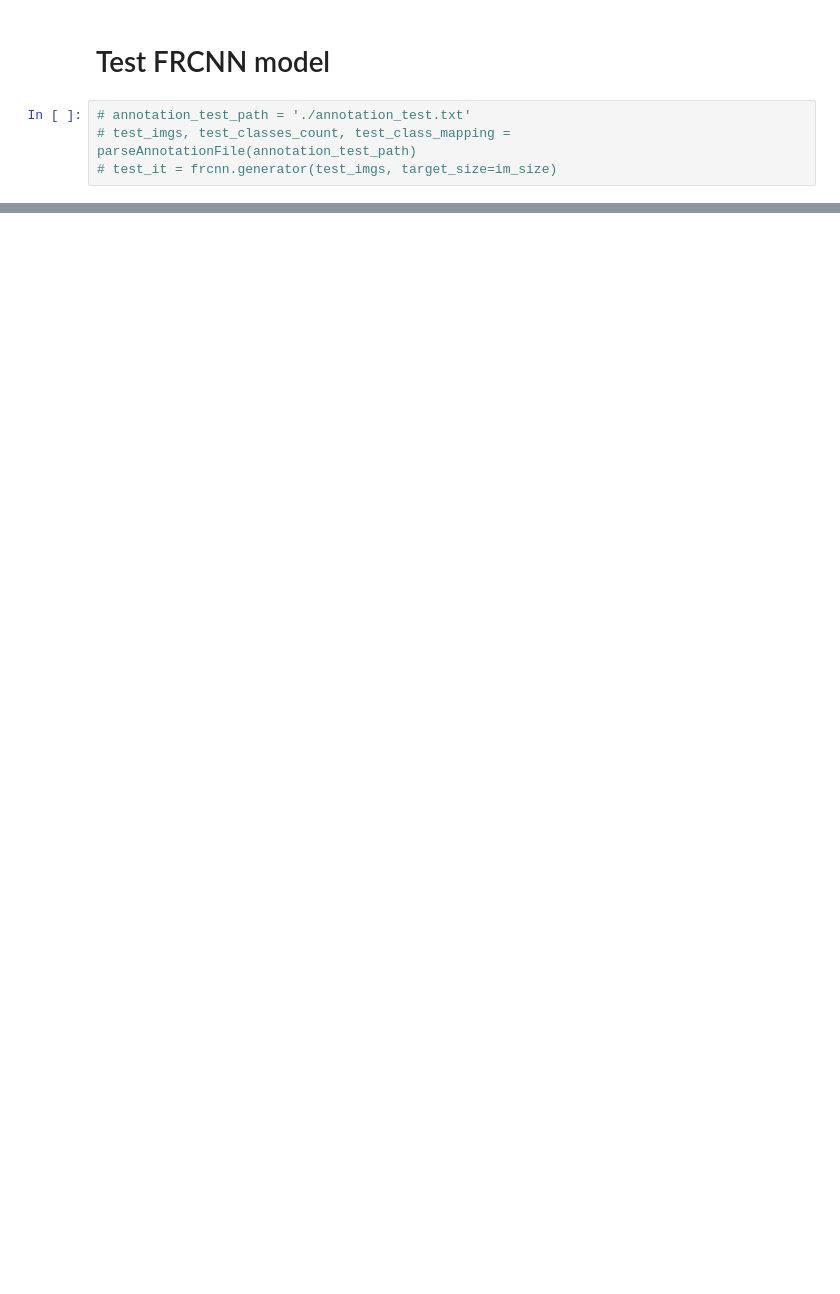
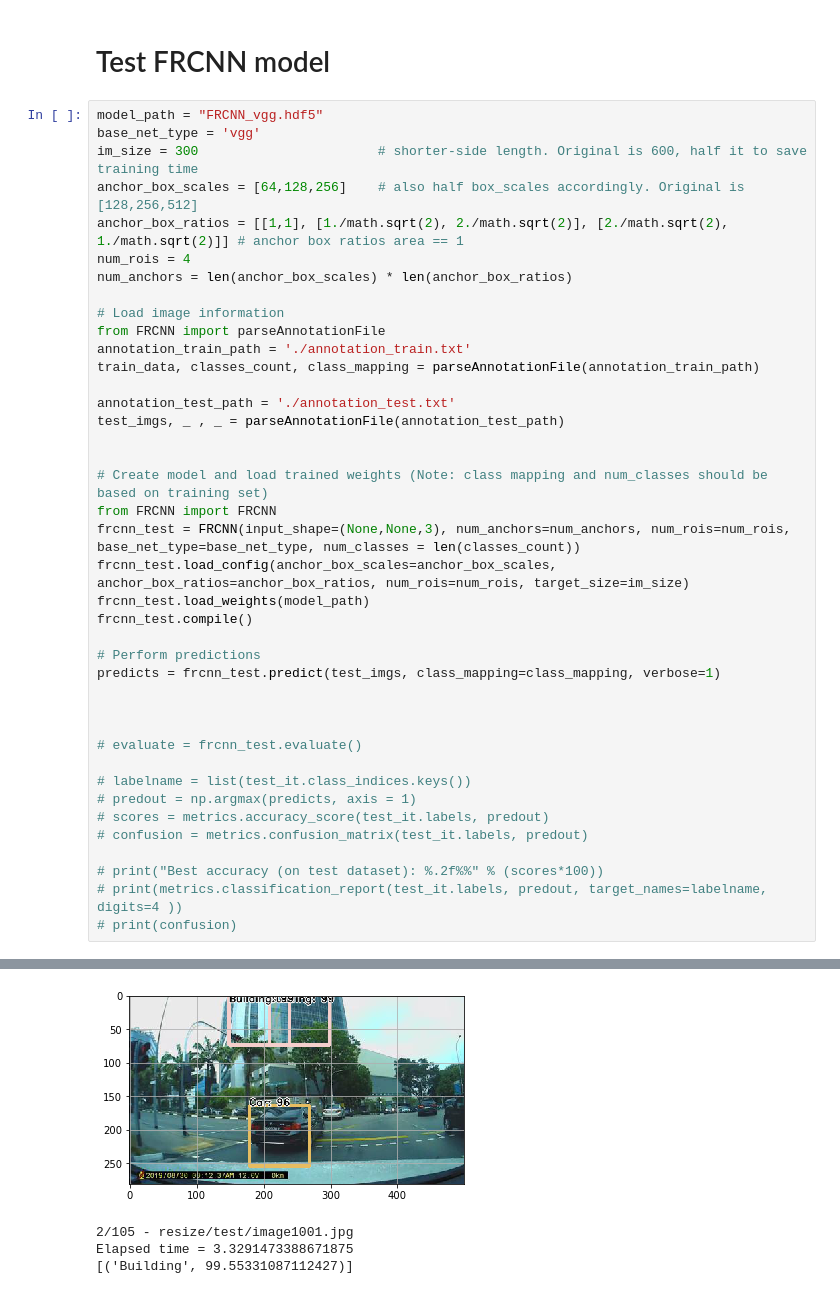
Before and after one commit to eleow/tfKerasFRCNN, a Jupyter notebook: _TrainAndTestFRCNN.ipynb, the cells around one changed output, grey strips where cells are left out. Saved outputs shown, nothing was run; the diff lists cells and outputs as text; blank space fills up the shorter version.

Commit message:
Added predict() function to FRCNN Updated _TrainAndTestFRCNN.py and _TrainAndTestFRCNN.ipynb
TO DO: add evaluate() function

```diff
--- a/_TrainAndTestFRCNN.ipynb
+++ b/_TrainAndTestFRCNN.ipynb
@@ -68,6 +95,43 @@ train_it = frcnn.FRCNNGenerator(train_imgs,
 # %% [markdown]
  # Test FRCNN model
-# %%
-# annotation_test_path = './annotation_test.txt'
-# test_imgs, test_classes_count, test_class_mapping = parseAnnotationFile(annotation_test_path)
-# test_it = frcnn.generator(test_imgs, target_size=im_size)
+# %%
+model_path = "FRCNN_vgg.hdf5"
+base_net_type = 'vgg'
+im_size = 300                       # shorter-side length. Original is 600, half it to save training time
+anchor_box_scales = [64,128,256]    # also half box_scales accordingly. Original is [128,256,512]
+anchor_box_ratios = [[1,1], [1./math.sqrt(2), 2./math.sqrt(2)], [2./math.sqrt(2), 1./math.sqrt(2)]] # anchor box ratios area == 1
+num_rois = 4
+num_anchors = len(anchor_box_scales) * len(anchor_box_ratios)
+
+# Load image information
+from FRCNN import parseAnnotationFile
+annotation_train_path = './annotation_train.txt'
+train_data, classes_count, class_mapping = parseAnnotationFile(annotation_train_path)
+
+annotation_test_path = './annotation_test.txt'
+test_imgs, _ , _ = parseAnnotationFile(annotation_test_path)
+
+
+# Create model and load trained weights (Note: class mapping and num_classes should be based on training set)
+from FRCNN import FRCNN
+frcnn_test = FRCNN(input_shape=(None,None,3), num_anchors=num_anchors, num_rois=num_rois, base_net_type=base_net_type, num_classes = len(classes_count))
+frcnn_test.load_config(anchor_box_scales=anchor_box_scales, anchor_box_ratios=anchor_box_ratios, num_rois=num_rois, target_size=im_size)
+frcnn_test.load_weights(model_path)
+frcnn_test.compile()
+
+# Perform predictions
+predicts = frcnn_test.predict(test_imgs, class_mapping=class_mapping, verbose=1)
+
+
+
+# evaluate = frcnn_test.evaluate()
+
+# labelname = list(test_it.class_indices.keys())
+# predout = np.argmax(predicts, axis = 1)
+# scores = metrics.accuracy_score(test_it.labels, predout)
+# confusion = metrics.confusion_matrix(test_it.labels, predout)
+
+# print("Best accuracy (on test dataset): %.2f%%" % (scores*100))
+# print(metrics.classification_report(test_it.labels, predout, target_names=labelname, digits=4 ))
+# print(confusion)
+# %% [output]
@@ -73,0 +147,4 @@ train_it = frcnn.FRCNNGenerator(train_imgs,
+[figure, added]
+2/105 - resize/test/image1001.jpg
+Elapsed time = 3.3291473388671875
+[('Building', 99.55331087112427)]
```
Also changed, not shown: parts of 8 cells of this notebook, 3 other files.
